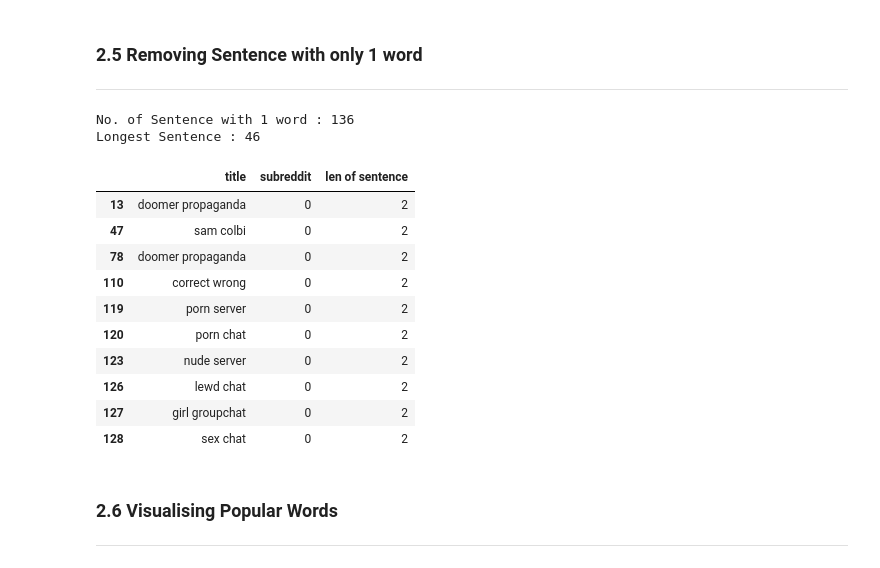
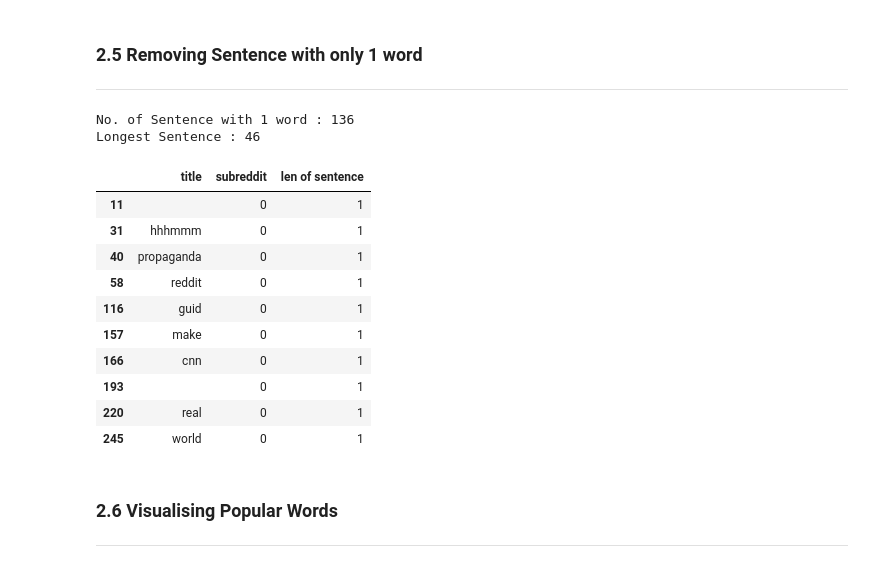
Before and after one commit to 86lekwenshiung/Natural-Language-Processing-with-Reddit-Post, a Jupyter notebook: Project_3_Natural_Language_Processing_with_Reddit_Post.ipynb, the cells around one changed output. Saved outputs shown, nothing was run; the diff lists cells and outputs as text; code cells hidden in the pictures.

```diff
--- a/Project_3_Natural_Language_Processing_with_Reddit_Post.ipynb
+++ b/Project_3_Natural_Language_Processing_with_Reddit_Post.ipynb
@@ -427,21 +456,21 @@ df_main['len of sentence'] = [len(sentence.split(' ')) for sentence in df_main['
 # %%
 print('No. of Sentence with 1 word :' , len(df_main[df_main['len of sentence'] == 1]))
 print('Longest Sentence :' , df_main['len of sentence'].max())
-df_main[df_main['len of sentence'] == 2].head(10)
+df_main[df_main['len of sentence'] == 1].head(10)
 # %% [output]
 No. of Sentence with 1 word : 136
 Longest Sentence : 46
 |  | title | subreddit | len of sentence |
-| 13 | doomer propaganda | 0 | 2 |
-| 47 | sam colbi | 0 | 2 |
-| 78 | doomer propaganda | 0 | 2 |
-| 110 | correct wrong | 0 | 2 |
-| 119 | porn server | 0 | 2 |
-| 120 | porn chat | 0 | 2 |
-| 123 | nude server | 0 | 2 |
-| 126 | lewd chat | 0 | 2 |
-| 127 | girl groupchat | 0 | 2 |
-| 128 | sex chat | 0 | 2 |
+| 11 |  | 0 | 1 |
+| 31 | hhhmmm | 0 | 1 |
+| 40 | propaganda | 0 | 1 |
+| 58 | reddit | 0 | 1 |
+| 116 | guid | 0 | 1 |
+| 157 | make | 0 | 1 |
+| 166 | cnn | 0 | 1 |
+| 193 |  | 0 | 1 |
+| 220 | real | 0 | 1 |
+| 245 | world | 0 | 1 |
 # %%
 df_main = df_main[df_main['len of sentence'] > 2]
 # %%
```
Also changed, not shown: parts of 29 cells of this notebook.
